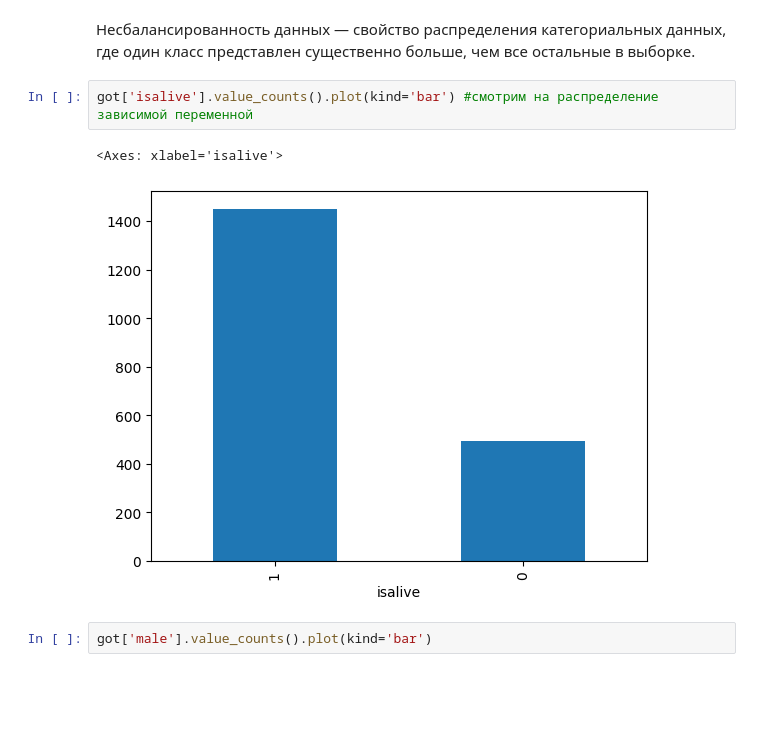
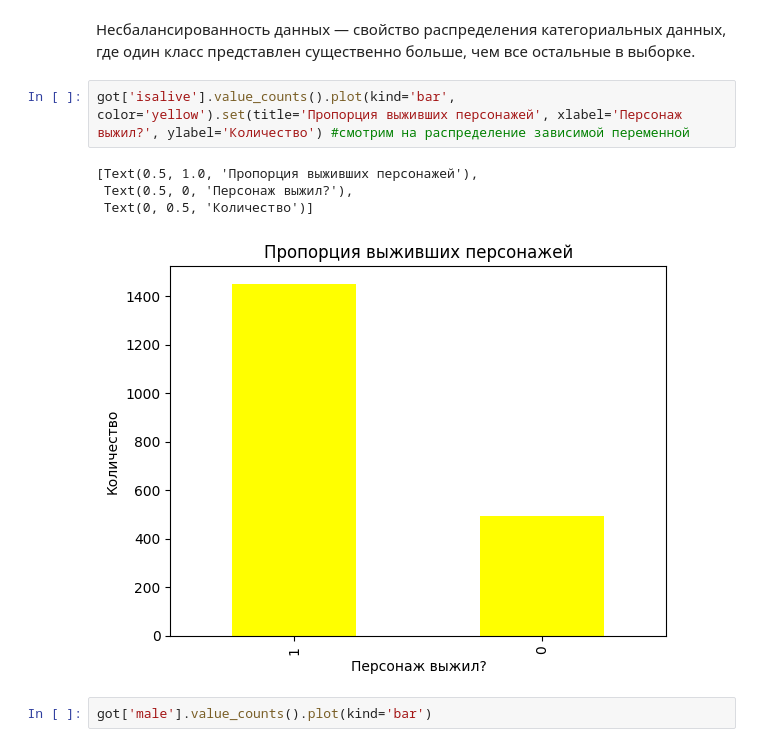
Before and after one commit to alsey3tit3nomad/my_stat, a Jupyter notebook: my_stat.ipynb, the cells around one changed output. Drawn from its saved outputs; the diff is of its cells as text; blank space fills up the shorter version.

```diff
--- a/my_stat.ipynb
+++ b/my_stat.ipynb
@@ -351,10 +445,12 @@ See the caveats in the documentation: https://pandas.pydata.org/pandas-docs/stab
 # %% [markdown]
 Несбалансированность данных — свойство распределения категориальных данных, где один класс представлен существенно больше, чем все остальные в выборке.
 # %%
-got['isalive'].value_counts().plot(kind='bar') #смотрим на распределение зависимой переменной
+got['isalive'].value_counts().plot(kind='bar', color='yellow').set(title='Пропорция выживших персонажей', xlabel='Персонаж выжил?', ylabel='Количество') #смотрим на распределение зависимой переменной
 # %% [output]
-<Axes: xlabel='isalive'>
+[Text(0.5, 1.0, 'Пропорция выживших персонажей'),
+ Text(0.5, 0, 'Персонаж выжил?'),
+ Text(0, 0.5, 'Количество')]
-[figure, old version]
+[figure, new version]
 # %%
 got['male'].value_counts().plot(kind='bar')
 # %% [output]
```
Also changed, not shown: parts of 105 cells of this notebook.
